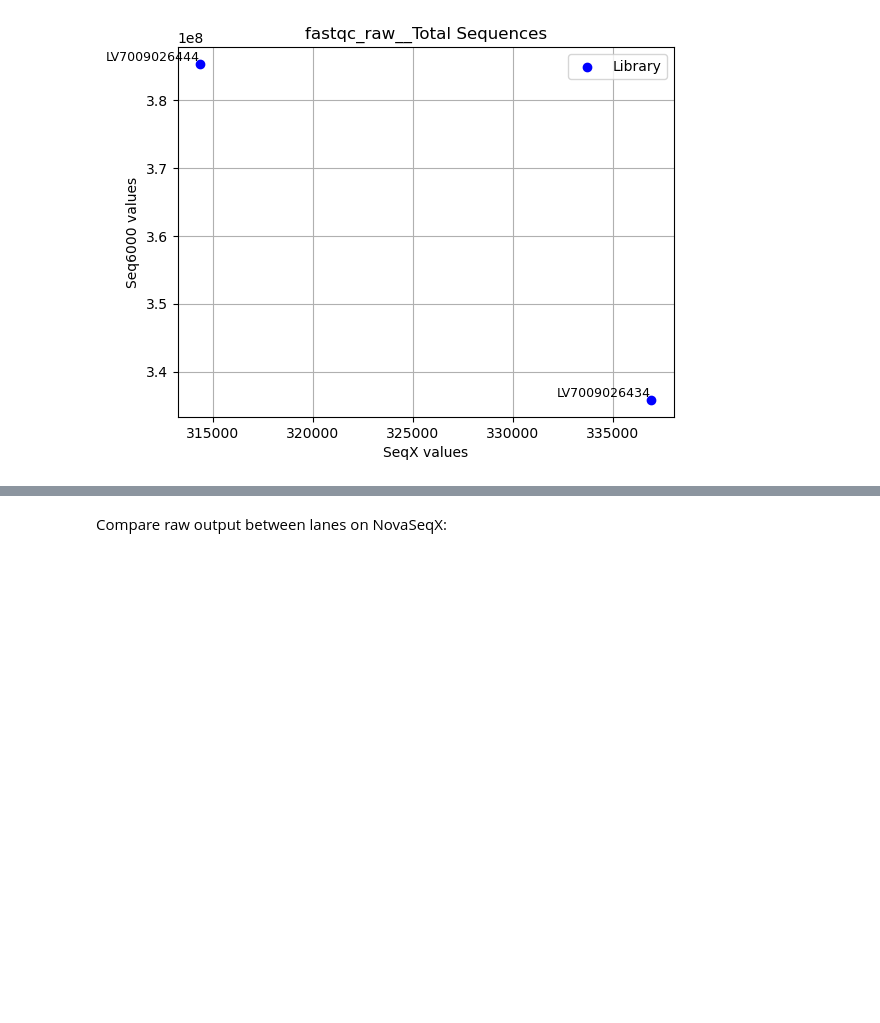
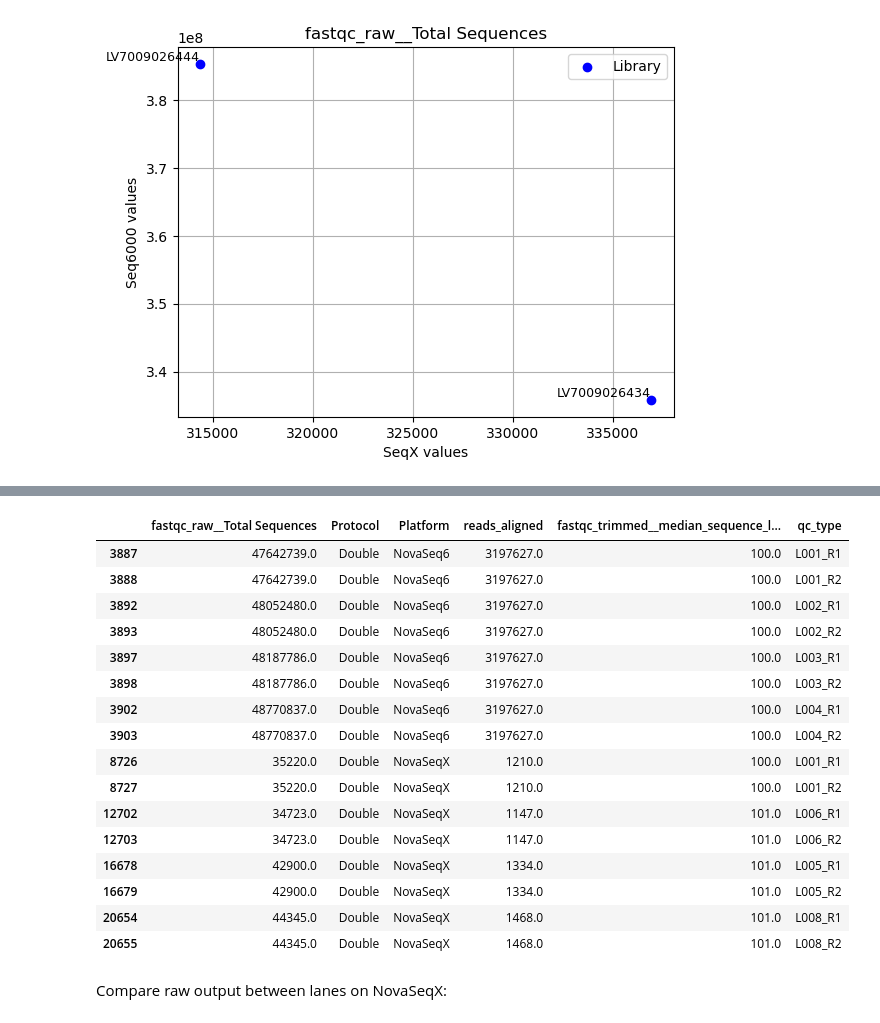
Before and after one commit to magnujo/gg-metadatabase-ui, a Jupyter notebook: illumina_plots.ipynb, the cells around one changed output, grey strips where cells are left out. Drawn from its saved outputs; the diff is of its cells as text; code cells hidden in the pictures; blank space fills up the shorter version.

```diff
--- a/illumina_plots.ipynb
+++ b/illumina_plots.ipynb
@@ -262,0 +283,20 @@ plt.show()  # Display the plot
+# %%
+data[(data['library_id'] == 'LV7009026444') & ~(data['fastqc_raw__Total Sequences'].isna())][['fastqc_raw__Total Sequences', 'Protocol', 'Platform', 'reads_aligned', 'fastqc_trimmed__median_sequence_length', 'qc_type']]
+# %% [output]
+|  | fastqc_raw__Total Sequences | Protocol | Platform | reads_aligned | fastqc_trimmed__median_sequence_l... | qc_type |
+| 3887 | 47642739.0 | Double | NovaSeq6 | 3197627.0 | 100.0 | L001_R1 |
+| 3888 | 47642739.0 | Double | NovaSeq6 | 3197627.0 | 100.0 | L001_R2 |
+| 3892 | 48052480.0 | Double | NovaSeq6 | 3197627.0 | 100.0 | L002_R1 |
+| 3893 | 48052480.0 | Double | NovaSeq6 | 3197627.0 | 100.0 | L002_R2 |
+| 3897 | 48187786.0 | Double | NovaSeq6 | 3197627.0 | 100.0 | L003_R1 |
+| 3898 | 48187786.0 | Double | NovaSeq6 | 3197627.0 | 100.0 | L003_R2 |
+| 3902 | 48770837.0 | Double | NovaSeq6 | 3197627.0 | 100.0 | L004_R1 |
+| 3903 | 48770837.0 | Double | NovaSeq6 | 3197627.0 | 100.0 | L004_R2 |
+| 8726 | 35220.0 | Double | NovaSeqX | 1210.0 | 100.0 | L001_R1 |
+| 8727 | 35220.0 | Double | NovaSeqX | 1210.0 | 100.0 | L001_R2 |
+| 12702 | 34723.0 | Double | NovaSeqX | 1147.0 | 101.0 | L006_R1 |
+| 12703 | 34723.0 | Double | NovaSeqX | 1147.0 | 101.0 | L006_R2 |
+| 16678 | 42900.0 | Double | NovaSeqX | 1334.0 | 101.0 | L005_R1 |
+| 16679 | 42900.0 | Double | NovaSeqX | 1334.0 | 101.0 | L005_R2 |
+| 20654 | 44345.0 | Double | NovaSeqX | 1468.0 | 101.0 | L008_R1 |
+| 20655 | 44345.0 | Double | NovaSeqX | 1468.0 | 101.0 | L008_R2 |
```
Also changed, not shown: parts of 3 cells of this notebook.
